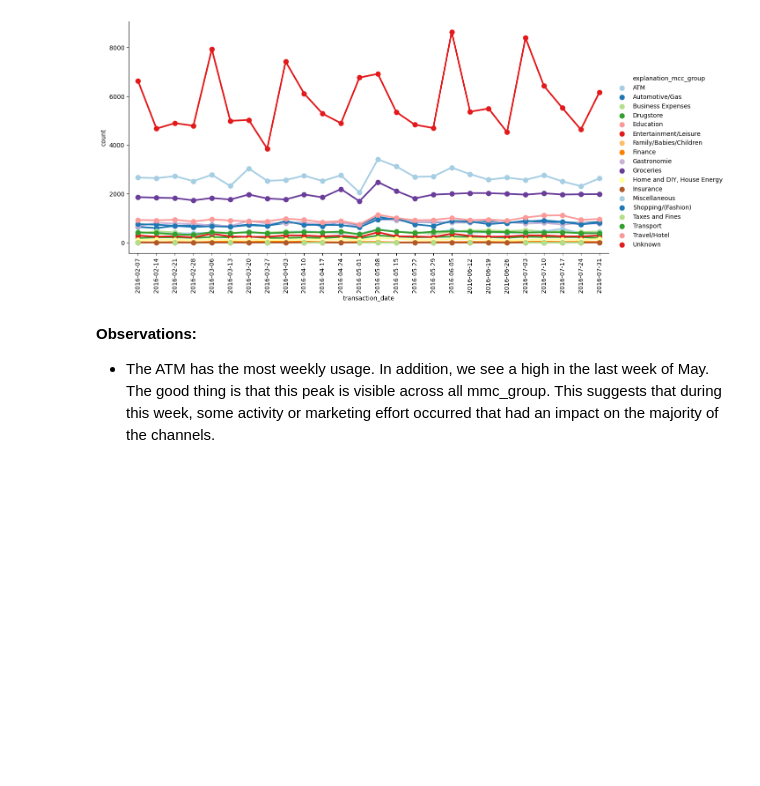
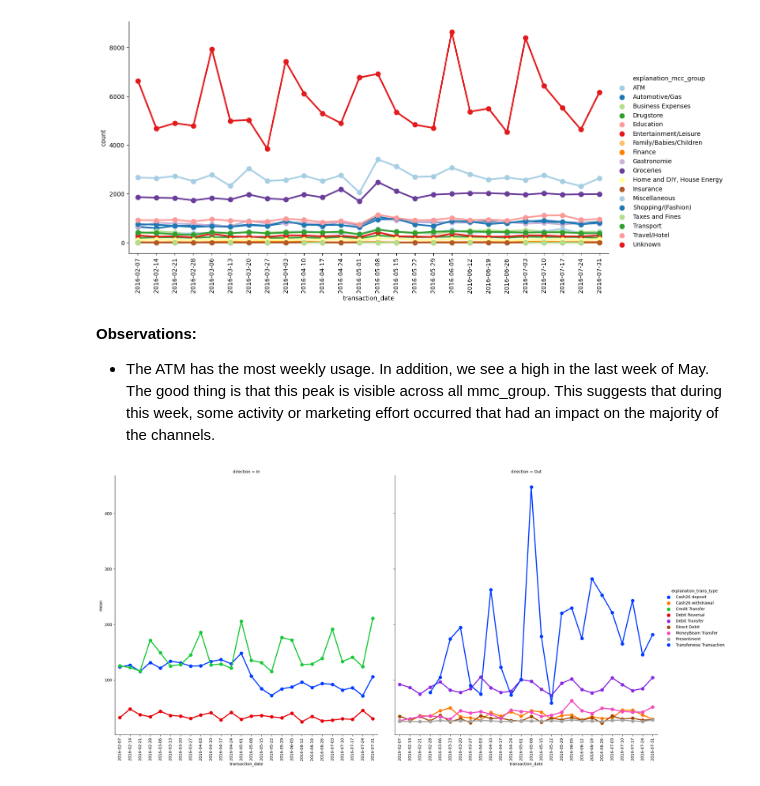
Before and after one commit to ajits-github/TimeSeries_Income_And_Expense_Prediction, a Jupyter notebook: TimeSeries_Income_And_Expense_Prediction.ipynb, the cells around one changed output. Cells and saved outputs as stored; diff of their text form; code cells hidden in the pictures; blank space fills up the shorter version.

Commit message:
exp plot

```diff
--- a/TimeSeries_Income_And_Expense_Prediction.ipynb
+++ b/TimeSeries_Income_And_Expense_Prediction.ipynb
@@ -780,3 +780,7 @@ weekly_popularity_trend('explanation_mcc_group')
 **Observations:**
 
 * The ATM has the most weekly usage. In addition, we see a high in the last week of May. The good thing is that this peak is visible across all mmc_group. This suggests that during this week, some activity or marketing effort occurred that had an impact on the majority of the channels.
+# %%
+weekly_currency_trend(feature= ['explanation_trans_type', 'direction'])
+# %% [output]
+[figure, added]
```
